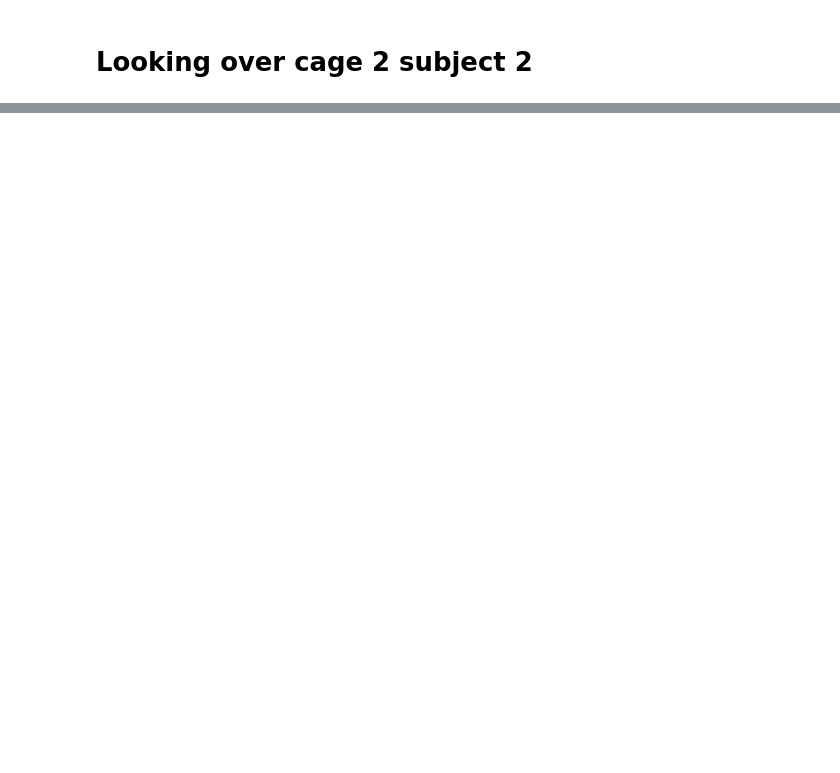
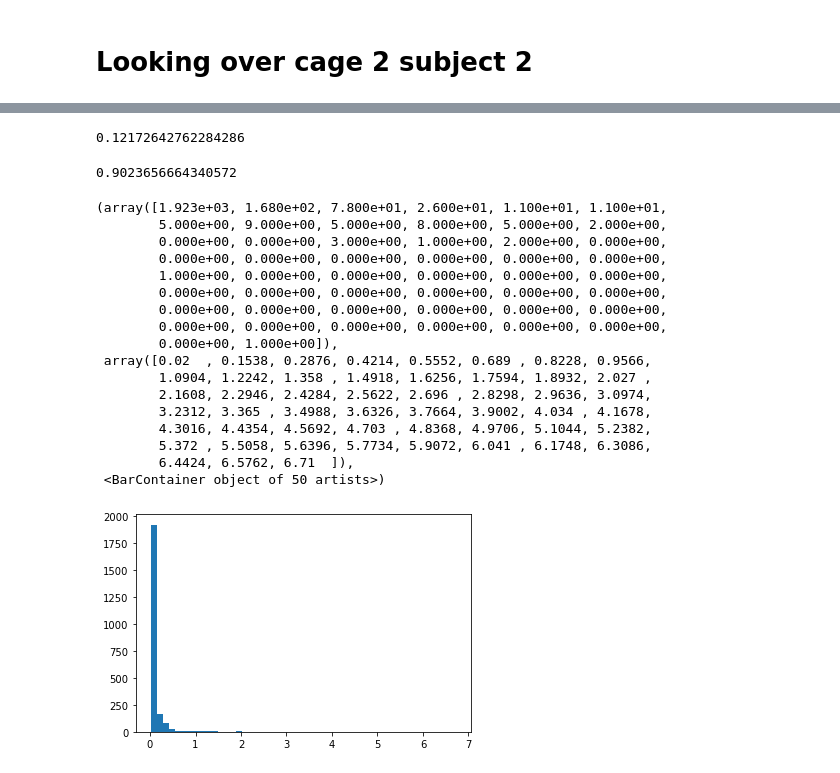
Before and after one commit to padillacoreanolab/behavioral_dataframe_processing, a Jupyter notebook: results/2022_07_20_repeated_id_fix/02_calculating_latencies.ipynb, the cells around one changed output, grey strips where cells are left out. Cells and saved outputs as stored; diff of their text form; code cells hidden in the pictures; blank space fills up the shorter version.

```diff
--- a/results/2022_07_20_repeated_id_fix/02_calculating_latencies.ipynb
+++ b/results/2022_07_20_repeated_id_fix/02_calculating_latencies.ipynb
@@ -1016,0 +1096,8 @@ recording_and_metadata_df[recording_and_metadata_df["cage_and_subject"] == "cage
+# %%
+cage_2_subject_2_df = recording_and_metadata_df[recording_and_metadata_df["cage_and_subject"] == "cage_2_subject_2"]
+# %%
+cage_2_subject_2_0724 = cage_2_subject_2_df[cage_2_subject_2_df["date"] == 20220724]
+cage_2_subject_2_0727 = cage_2_subject_2_df[cage_2_subject_2_df["date"] == 20220727]
+# %%
+cage_2_subject_2_0724["port_duration"] = cage_2_subject_2_0724["(N)Portexit"] - cage_2_subject_2_0724["(P)Portentry"]
+cage_2_subject_2_0727["port_duration"] = cage_2_subject_2_0727["(N)Portexit"] - cage_2_subject_2_0727["(P)Portentry"]
@@ -1016,0 +1115,29 @@ recording_and_metadata_df[recording_and_metadata_df["cage_and_subject"] == "cage
+# %%
+(cage_2_subject_2_0724["port_duration"]).dropna().mean()
+# %% [output]
+0.12172642762284286
+# %%
+(cage_2_subject_2_0727["port_duration"]).dropna().mean()
+# %% [output]
+0.9023656664340572
+# %%
+plt.hist((cage_2_subject_2_0724["(N)Portexit"] - cage_2_subject_2_0724["(P)Portentry"]).dropna(), bins=50)
+# %% [output]
+(array([1.923e+03, 1.680e+02, 7.800e+01, 2.600e+01, 1.100e+01, 1.100e+01,
+        5.000e+00, 9.000e+00, 5.000e+00, 8.000e+00, 5.000e+00, 2.000e+00,
+        0.000e+00, 0.000e+00, 3.000e+00, 1.000e+00, 2.000e+00, 0.000e+00,
+        0.000e+00, 0.000e+00, 0.000e+00, 0.000e+00, 0.000e+00, 0.000e+00,
+        1.000e+00, 0.000e+00, 0.000e+00, 0.000e+00, 0.000e+00, 0.000e+00,
+        0.000e+00, 0.000e+00, 0.000e+00, 0.000e+00, 0.000e+00, 0.000e+00,
+        0.000e+00, 0.000e+00, 0.000e+00, 0.000e+00, 0.000e+00, 0.000e+00,
+        0.000e+00, 0.000e+00, 0.000e+00, 0.000e+00, 0.000e+00, 0.000e+00,
+        0.000e+00, 1.000e+00]),
+ array([0.02  , 0.1538, 0.2876, 0.4214, 0.5552, 0.689 , 0.8228, 0.9566,
+        1.0904, 1.2242, 1.358 , 1.4918, 1.6256, 1.7594, 1.8932, 2.027 ,
+        2.1608, 2.2946, 2.4284, 2.5622, 2.696 , 2.8298, 2.9636, 3.0974,
+        3.2312, 3.365 , 3.4988, 3.6326, 3.7664, 3.9002, 4.034 , 4.1678,
+        4.3016, 4.4354, 4.5692, 4.703 , 4.8368, 4.9706, 5.1044, 5.2382,
+        5.372 , 5.5058, 5.6396, 5.7734, 5.9072, 6.041 , 6.1748, 6.3086,
+        6.4424, 6.5762, 6.71  ]),
+ <BarContainer object of 50 artists>)
+[figure, added]
```
Also changed, not shown: parts of 48 cells of this notebook, 14 other files.
